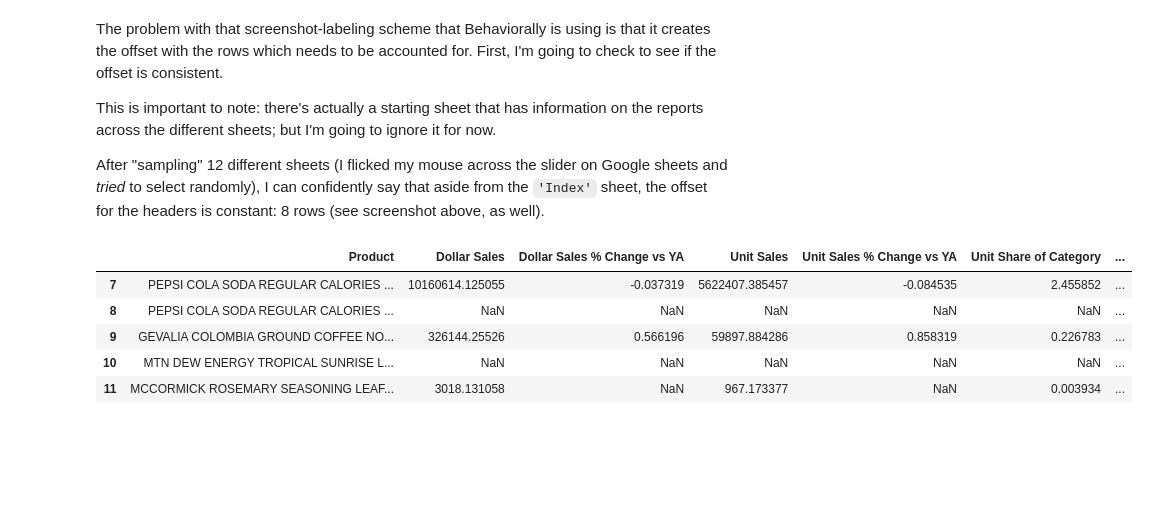
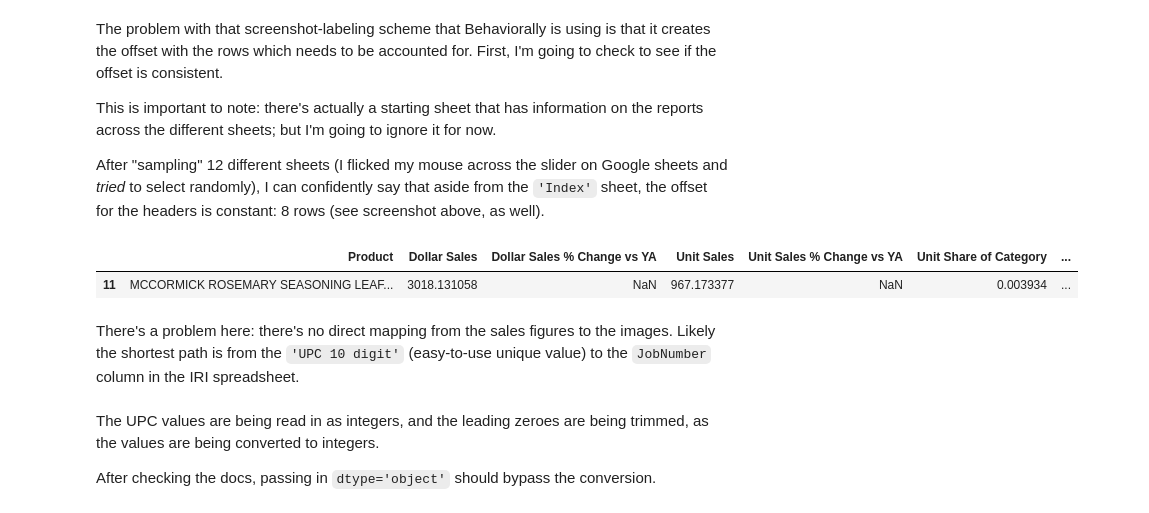
Before and after one commit to mess-clarifai/behaviorally, a Jupyter notebook: notebooks/project-forensics.ipynb, the cells around one changed output. Cells and saved outputs as stored; diff of their text form; code cells hidden in the pictures; blank space fills up the shorter version.

```diff
--- a/notebooks/project-forensics.ipynb
+++ b/notebooks/project-forensics.ipynb
@@ -213,14 +215,13 @@ def process_behaviorally_reports(doc, row_offset=7):
 # %%
 d = process_behaviorally_reports(doc_1)
 
 for k in d.keys():
     break
 
-d[k].head()
+d[k].sample()
 # %% [output]
 |  | Product | Dollar Sales | Dollar Sales % Change vs YA | Unit Sales | Unit Sales % Change vs YA | Unit Share of Category | ... |
-| 7 | PEPSI COLA SODA REGULAR CALORIES ... | 10160614.125055 | -0.037319 | 5622407.385457 | -0.084535 | 2.455852 | ... |
-| 8 | PEPSI COLA SODA REGULAR CALORIES ... | NaN | NaN | NaN | NaN | NaN | ... |
-| 9 | GEVALIA COLOMBIA GROUND COFFEE NO... | 326144.25526 | 0.566196 | 59897.884286 | 0.858319 | 0.226783 | ... |
-| 10 | MTN DEW ENERGY TROPICAL SUNRISE L... | NaN | NaN | NaN | NaN | NaN | ... |
 | 11 | MCCORMICK ROSEMARY SEASONING LEAF... | 3018.131058 | NaN | 967.173377 | NaN | 0.003934 | ... |
+# %% [markdown]
+There's a problem here: there's no direct mapping from the sales figures to the images.
+Likely the shortest path is from the `'UPC 10 digit'` (easy-to-use unique value) to the `JobNumber` column in the IRI spreadsheet.
@@ -226,0 +230,4 @@ d[k].head()
+# %% [markdown]
+The UPC values are being read in as integers, and the leading zeroes are being trimmed, as the values are being converted to integers.
+
+After checking the docs, passing in `dtype='object'` should bypass the conversion.
```
Also changed, not shown: parts of 48 cells of this notebook.
